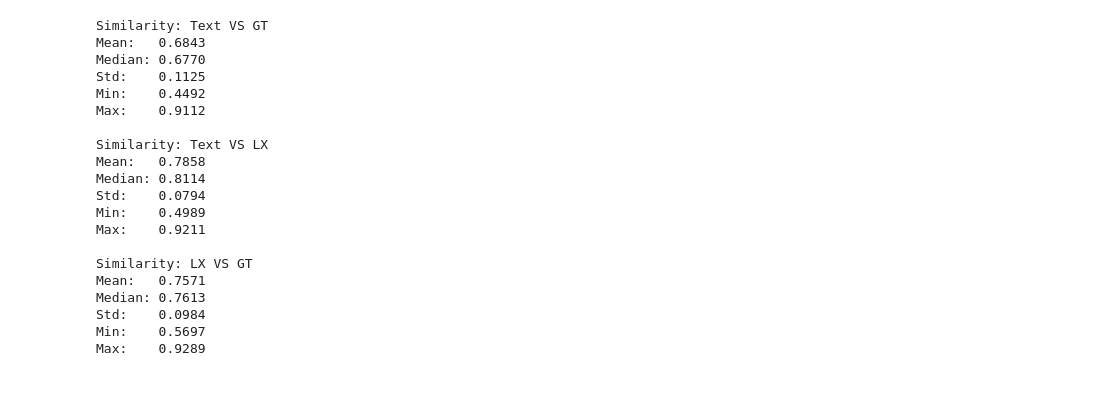
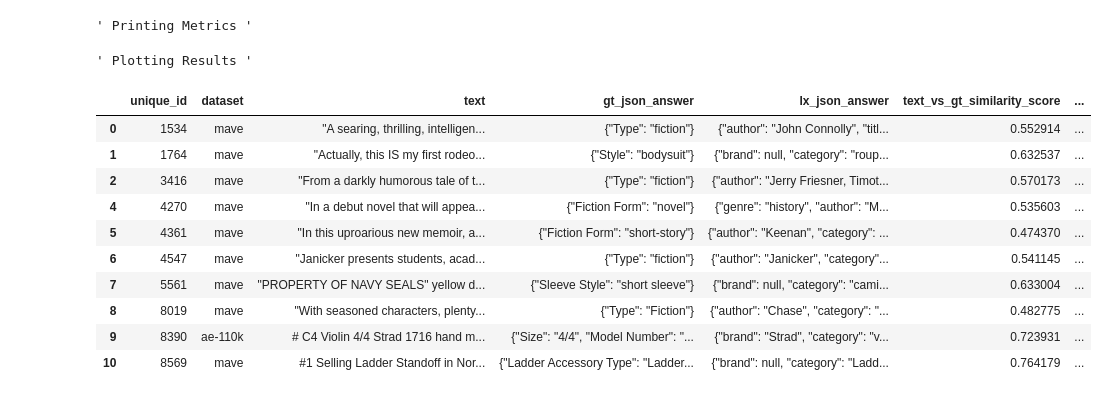
Before and after one commit to jvfd3/JSONLLM, a Jupyter notebook: Files/Code/jsonllm.ipynb, the cells around one changed output. Cells and saved outputs as stored; diff of their text form; code cells hidden in the pictures.

Commit message:
Adding Golden Evaluation Metrics

```diff
--- a/Files/Code/jsonllm.ipynb
+++ b/Files/Code/jsonllm.ipynb
@@ -49,42 +35,47 @@ Embeddings and similarities already exist. Loading from disk...
 # %%
 """ Printing Metrics """
 
-title = 'Similarity: Text VS GT'
-metrics = get_distribution_metrics(
-    small_testing['text_vs_gt_similarity_score'], title=title)
+# title = 'Similarity: Text VS GT'
+# metrics = get_distribution_metrics(
+#     eval_df['text_vs_gt_similarity_score'], title=title)
+# # print(metrics)
+
+# title = 'Similarity: Text VS LX'
+# metrics = get_distribution_metrics(
+#     eval_df['text_vs_lx_similarity_score'], title=title)
+# # print(metrics)
+
+# title = 'Similarity: LX VS GT'
+# metrics = get_distribution_metrics(
+#     eval_df['gt_vs_lx_similarity_score'], title=title)
 # print(metrics)
-
-title = 'Similarity: Text VS LX'
-metrics = get_distribution_metrics(
-    small_testing['text_vs_lx_similarity_score'], title=title)
-# print(metrics)
-
-title = 'Similarity: LX VS GT'
-metrics = get_distribution_metrics(
-    small_testing['gt_vs_lx_similarity_score'], title=title)
-# print(metrics)
 # %% [output]
-Similarity: Text VS GT
-Mean:   0.6843
-Median: 0.6770
-Std:    0.1125
-Min:    0.4492
-Max:    0.9112
-
-Similarity: Text VS LX
-Mean:   0.7858
-Median: 0.8114
-Std:    0.0794
-Min:    0.4989
-Max:    0.9211
-
-Similarity: LX VS GT
-Mean:   0.7571
-Median: 0.7613
-Std:    0.0984
-Min:    0.5697
-Max:    0.9289
+' Printing Metrics '
 # %%
 """ Plotting Results """
 
-plot_results(small_testing)
+# plot_results(small_testing)
+# %% [output]
+' Plotting Results '
+# %%
+evaluation_dataframe_path = 'Datasets/jsonllm/jsonllm_evaluation_metrics.parquet'
+
+eval_df.to_parquet(evaluation_dataframe_path)
+# %%
+""" Loading evaluation parquet """
+import pandas as pd
+
+evaluated_df = pd.read_parquet(evaluation_dataframe_path)
+evaluated_df
+# %% [output]
+|  | unique_id | dataset | text | gt_json_answer | lx_json_answer | text_vs_gt_similarity_score | ... |
+| 0 | 1534 | mave | "A searing, thrilling, intelligen... | {"Type": "fiction"} | {"author": "John Connolly", "titl... | 0.552914 | ... |
+| 1 | 1764 | mave | "Actually, this IS my first rodeo... | {"Style": "bodysuit"} | {"brand": null, "category": "roup... | 0.632537 | ... |
+| 2 | 3416 | mave | "From a darkly humorous tale of t... | {"Type": "fiction"} | {"author": "Jerry Friesner, Timot... | 0.570173 | ... |
+| 4 | 4270 | mave | "In a debut novel that will appea... | {"Fiction Form": "novel"} | {"genre": "history", "author": "M... | 0.535603 | ... |
+| 5 | 4361 | mave | "In this uproarious new memoir, a... | {"Fiction Form": "short-story"} | {"author": "Keenan", "category": ... | 0.474370 | ... |
+| 6 | 4547 | mave | "Janicker presents students, acad... | {"Type": "fiction"} | {"author": "Janicker", "category"... | 0.541145 | ... |
+| 7 | 5561 | mave | "PROPERTY OF NAVY SEALS" yellow d... | {"Sleeve Style": "short sleeve"} | {"brand": null, "category": "cami... | 0.633004 | ... |
+| 8 | 8019 | mave | "With seasoned characters, plenty... | {"Type": "Fiction"} | {"author": "Chase", "category": "... | 0.482775 | ... |
+| 9 | 8390 | ae-110k | # C4 Violin 4/4 Strad 1716 hand m... | {"Size": "4/4", "Model Number": "... | {"brand": "Strad", "category": "v... | 0.723931 | ... |
+| 10 | 8569 | mave | #1 Selling Ladder Standoff in Nor... | {"Ladder Accessory Type": "Ladder... | {"brand": null, "category": "Ladd... | 0.764179 | ... |
```
Also changed, not shown: parts of 5 cells of this notebook, 1 other file.
